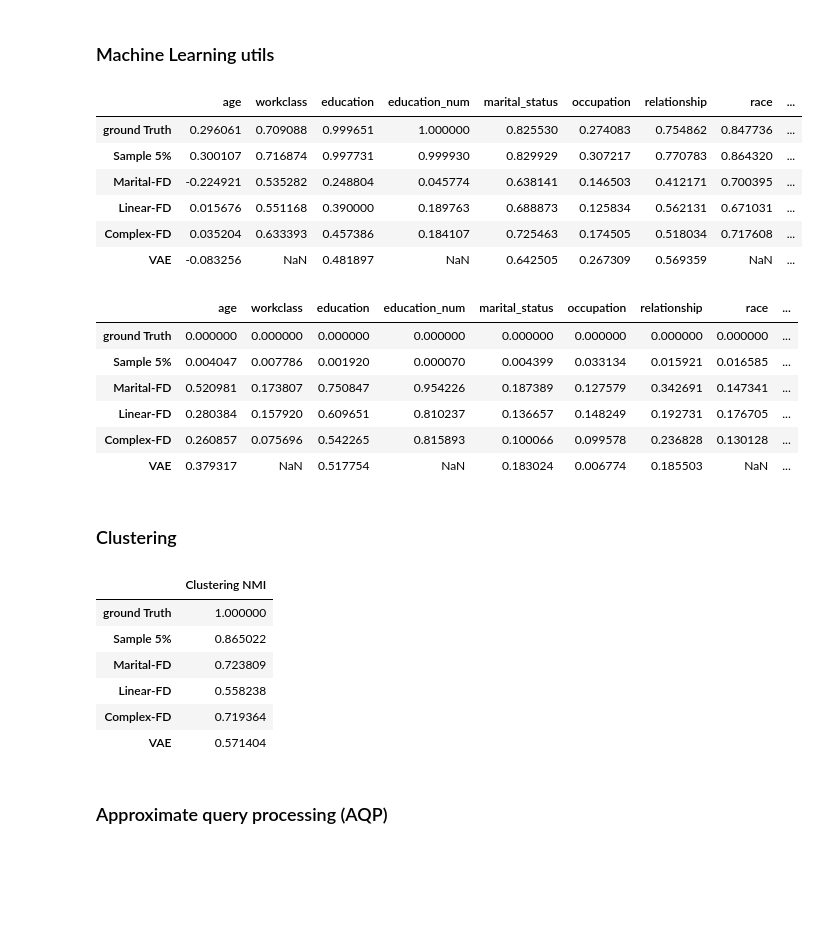
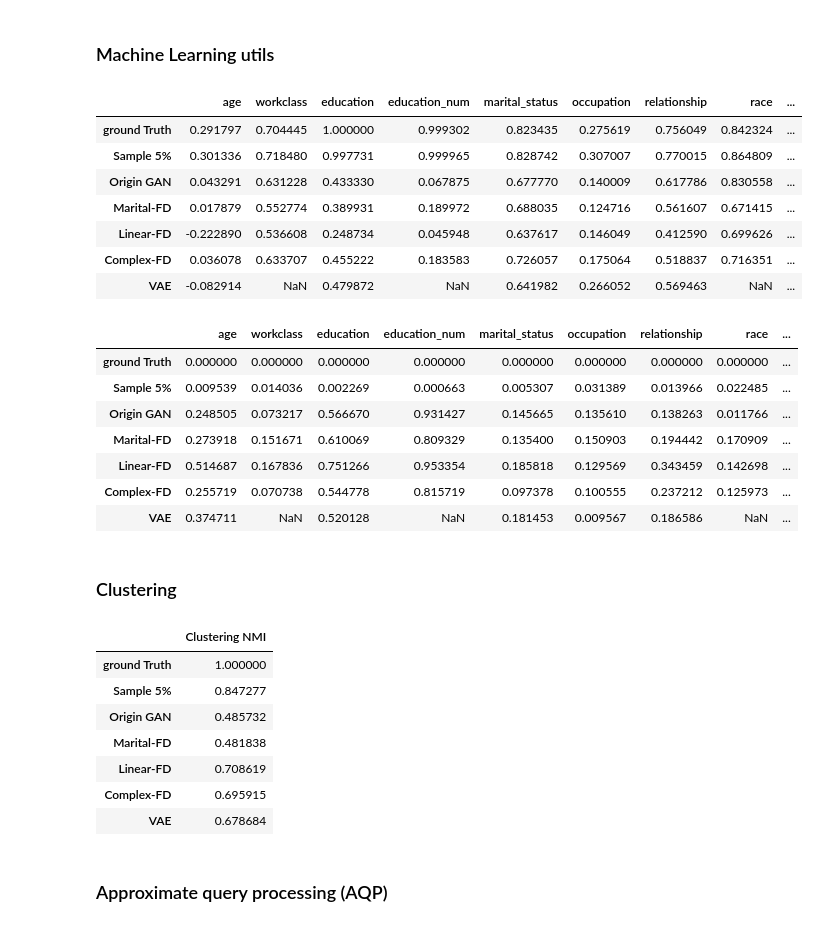
Before and after one commit to echoid/ITS, a Jupyter notebook: Daisy/evaluation_complete.ipynb, the cells around one changed output. Saved outputs shown, nothing was run; the diff lists cells and outputs as text; code cells hidden in the pictures; blank space fills up the shorter version.

```diff
--- a/Daisy/evaluation_complete.ipynb
+++ b/Daisy/evaluation_complete.ipynb
@@ -487,38 +118,75 @@ prediction_diff["income"] = make_prediction_diff("income", "clf")
+# %%
+dataset = [data_sample,origin_GAN, its,its_weak,its_complex,baseline_VAE]
+# %%
+prediction = {}
+prediction["age"] = make_prediction("age", "reg",training_data, test,dataset)
+prediction["workclass"] = make_prediction("workclass", "clf",training_data, test,dataset)
+prediction["education"] = make_prediction("education", "clf",training_data, test,dataset)
+prediction["education_num"] = make_prediction("education-num", "clf",training_data, test,dataset)
+prediction["marital_status"] = make_prediction("marital-status", "clf",training_data, test,dataset)
+prediction["occupation"] = make_prediction("occupation", "clf",training_data, test,dataset)
+prediction["relationship"] = make_prediction("relationship", "clf",training_data, test,dataset)
+prediction["race"] = make_prediction("race", "clf",training_data, test,dataset)
+prediction["sex"] = make_prediction("sex", "clf",training_data, test,dataset)
+prediction["capital_gain"] = make_prediction("capital-gain", "reg",training_data, test,dataset)
+prediction["capital_loss"] = make_prediction("capital-loss", "reg",training_data, test,dataset)
+prediction["hours_per_week"] = make_prediction("hours-per-week", "reg",training_data, test,dataset)
+prediction["native_country"] = make_prediction("native-country", "clf",training_data, test,dataset)
+prediction["income"] = make_prediction("income", "clf",training_data, test,dataset)
+
+prediction_diff = {}
+prediction_diff["age"] = make_prediction_diff("age", "reg",training_data, test,dataset)
+prediction_diff["workclass"] = make_prediction_diff("workclass", "clf",training_data, test,dataset)
+prediction_diff["education"] = make_prediction_diff("education", "clf",training_data, test,dataset)
+prediction_diff["education_num"] = make_prediction_diff("education-num", "clf",training_data, test,dataset)
+prediction_diff["marital_status"] = make_prediction_diff("marital-status", "clf",training_data, test,dataset)
+prediction_diff["occupation"] = make_prediction_diff("occupation", "clf",training_data, test,dataset)
+prediction_diff["relationship"] = make_prediction_diff("relationship", "clf",training_data, test,dataset)
+prediction_diff["race"] = make_prediction_diff("race", "clf",training_data, test,dataset)
+prediction_diff["sex"] = make_prediction_diff("sex", "clf",training_data, test,dataset)
+prediction_diff["capital_gain"] = make_prediction_diff("capital-gain", "reg",training_data, test,dataset)
+prediction_diff["capital_loss"] = make_prediction_diff("capital-loss", "reg",training_data, test,dataset)
+prediction_diff["hours_per_week"] = make_prediction_diff("hours-per-week", "reg",training_data, test,dataset)
+prediction_diff["native_country"] = make_prediction_diff("native-country", "clf",training_data, test,dataset)
+prediction_diff["income"] = make_prediction_diff("income", "clf",training_data, test,dataset)
 # %% [markdown]
 ### Machine Learning utils
 # %%
-pd.DataFrame(prediction,index=["ground Truth","Sample 5%","Marital-FD","Linear-FD","Complex-FD","VAE"])
+pd.DataFrame(prediction,index=["ground Truth","Sample 5%","Origin GAN","Marital-FD","Linear-FD","Complex-FD","VAE"])
 # %% [output]
 |  | age | workclass | education | education_num | marital_status | occupation | relationship | race | ... |
-| ground Truth | 0.296061 | 0.709088 | 0.999651 | 1.000000 | 0.825530 | 0.274083 | 0.754862 | 0.847736 | ... |
-| Sample 5% | 0.300107 | 0.716874 | 0.997731 | 0.999930 | 0.829929 | 0.307217 | 0.770783 | 0.864320 | ... |
-| Marital-FD | -0.224921 | 0.535282 | 0.248804 | 0.045774 | 0.638141 | 0.146503 | 0.412171 | 0.700395 | ... |
-| Linear-FD | 0.015676 | 0.551168 | 0.390000 | 0.189763 | 0.688873 | 0.125834 | 0.562131 | 0.671031 | ... |
-| Complex-FD | 0.035204 | 0.633393 | 0.457386 | 0.184107 | 0.725463 | 0.174505 | 0.518034 | 0.717608 | ... |
-| VAE | -0.083256 | NaN | 0.481897 | NaN | 0.642505 | 0.267309 | 0.569359 | NaN | ... |
+| ground Truth | 0.291797 | 0.704445 | 1.000000 | 0.999302 | 0.823435 | 0.275619 | 0.756049 | 0.842324 | ... |
+| Sample 5% | 0.301336 | 0.718480 | 0.997731 | 0.999965 | 0.828742 | 0.307007 | 0.770015 | 0.864809 | ... |
+| Origin GAN | 0.043291 | 0.631228 | 0.433330 | 0.067875 | 0.677770 | 0.140009 | 0.617786 | 0.830558 | ... |
+| Marital-FD | 0.017879 | 0.552774 | 0.389931 | 0.189972 | 0.688035 | 0.124716 | 0.561607 | 0.671415 | ... |
+| Linear-FD | -0.222890 | 0.536608 | 0.248734 | 0.045948 | 0.637617 | 0.146049 | 0.412590 | 0.699626 | ... |
+| Complex-FD | 0.036078 | 0.633707 | 0.455222 | 0.183583 | 0.726057 | 0.175064 | 0.518837 | 0.716351 | ... |
+| VAE | -0.082914 | NaN | 0.479872 | NaN | 0.641982 | 0.266052 | 0.569463 | NaN | ... |
 # %%
-pd.DataFrame(prediction_diff,index=["ground Truth","Sample 5%","Marital-FD","Linear-FD","Complex-FD","VAE"])
+pd.DataFrame(prediction_diff,index=["ground Truth","Sample 5%","Origin GAN","Marital-FD","Linear-FD","Complex-FD","VAE"])
 # %% [output]
 |  | age | workclass | education | education_num | marital_status | occupation | relationship | race | ... |
 | ground Truth | 0.000000 | 0.000000 | 0.000000 | 0.000000 | 0.000000 | 0.000000 | 0.000000 | 0.000000 | ... |
-| Sample 5% | 0.004047 | 0.007786 | 0.001920 | 0.000070 | 0.004399 | 0.033134 | 0.015921 | 0.016585 | ... |
-| Marital-FD | 0.520981 | 0.173807 | 0.750847 | 0.954226 | 0.187389 | 0.127579 | 0.342691 | 0.147341 | ... |
-| Linear-FD | 0.280384 | 0.157920 | 0.609651 | 0.810237 | 0.136657 | 0.148249 | 0.192731 | 0.176705 | ... |
-| Complex-FD | 0.260857 | 0.075696 | 0.542265 | 0.815893 | 0.100066 | 0.099578 | 0.236828 | 0.130128 | ... |
-| VAE | 0.379317 | NaN | 0.517754 | NaN | 0.183024 | 0.006774 | 0.185503 | NaN | ... |
+| Sample 5% | 0.009539 | 0.014036 | 0.002269 | 0.000663 | 0.005307 | 0.031389 | 0.013966 | 0.022485 | ... |
+| Origin GAN | 0.248505 | 0.073217 | 0.566670 | 0.931427 | 0.145665 | 0.135610 | 0.138263 | 0.011766 | ... |
+| Marital-FD | 0.273918 | 0.151671 | 0.610069 | 0.809329 | 0.135400 | 0.150903 | 0.194442 | 0.170909 | ... |
+| Linear-FD | 0.514687 | 0.167836 | 0.751266 | 0.953354 | 0.185818 | 0.129569 | 0.343459 | 0.142698 | ... |
+| Complex-FD | 0.255719 | 0.070738 | 0.544778 | 0.815719 | 0.097378 | 0.100555 | 0.237212 | 0.125973 | ... |
+| VAE | 0.374711 | NaN | 0.520128 | NaN | 0.181453 | 0.009567 | 0.186586 | NaN | ... |
 # %% [markdown]
 ### Clustering
 # %%
 from sklearn.cluster import KMeans
-pd.DataFrame(make_clustering(),index=["ground Truth","Sample 5%","Marital-FD","Linear-FD","Complex-FD","VAE"],columns=["Clustering NMI"])
+pd.DataFrame(make_clustering(training_data,test,dataset),index=["ground Truth","Sample 5%","Origin GAN","Marital-FD","Linear-FD","Complex-FD","VAE"],columns=["Clustering NMI"])
 # %% [output]
 |  | Clustering NMI |
 | ground Truth | 1.000000 |
-| Sample 5% | 0.865022 |
-| Marital-FD | 0.723809 |
-| Linear-FD | 0.558238 |
-| Complex-FD | 0.719364 |
-| VAE | 0.571404 |
+| Sample 5% | 0.847277 |
+| Origin GAN | 0.485732 |
+| Marital-FD | 0.481838 |
+| Linear-FD | 0.708619 |
+| Complex-FD | 0.695915 |
+| VAE | 0.678684 |
 # %% [markdown]
 ### Approximate query processing (AQP)
 # %% [markdown]
```
Also changed, not shown: parts of 41 cells of this notebook, 1 other file.
